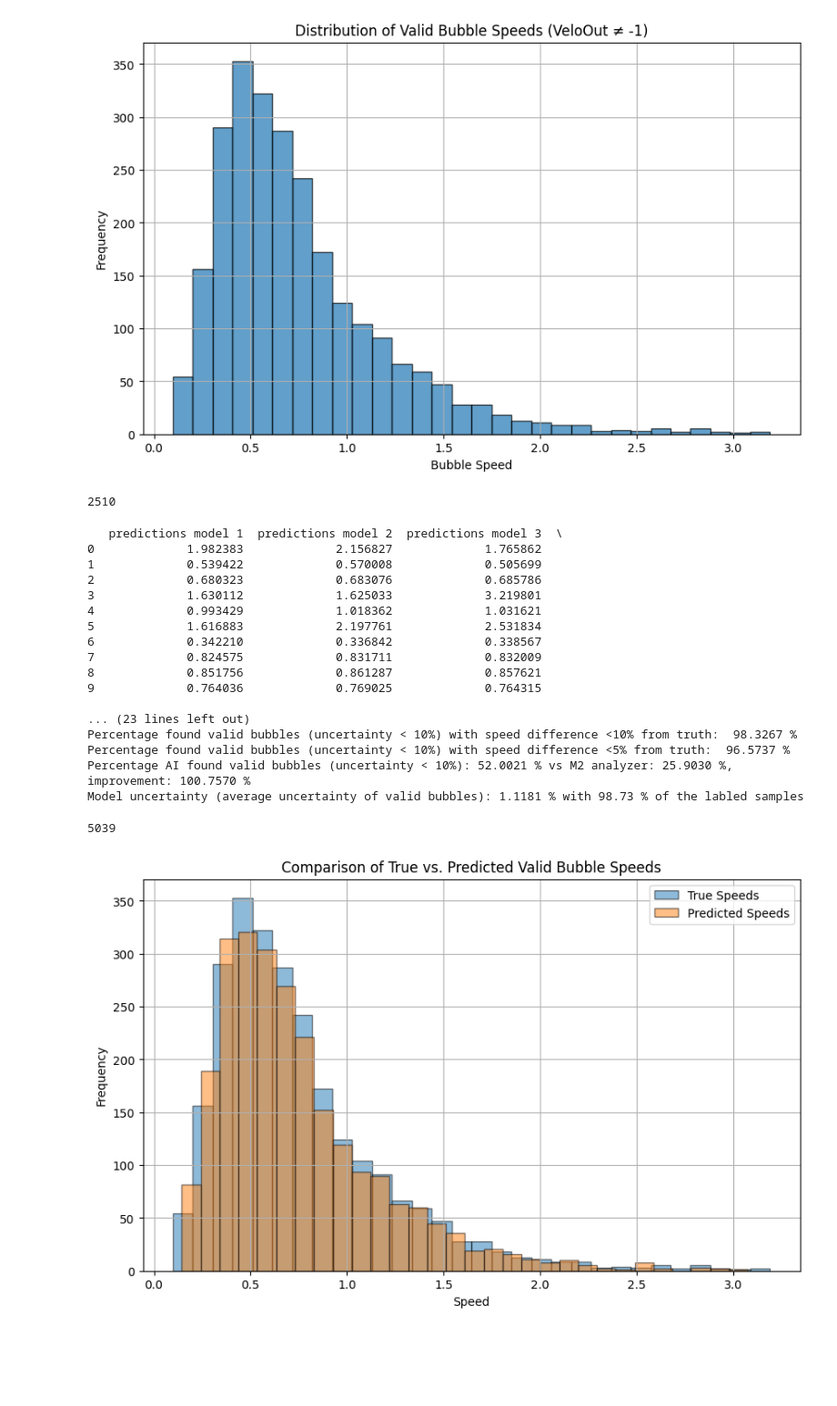
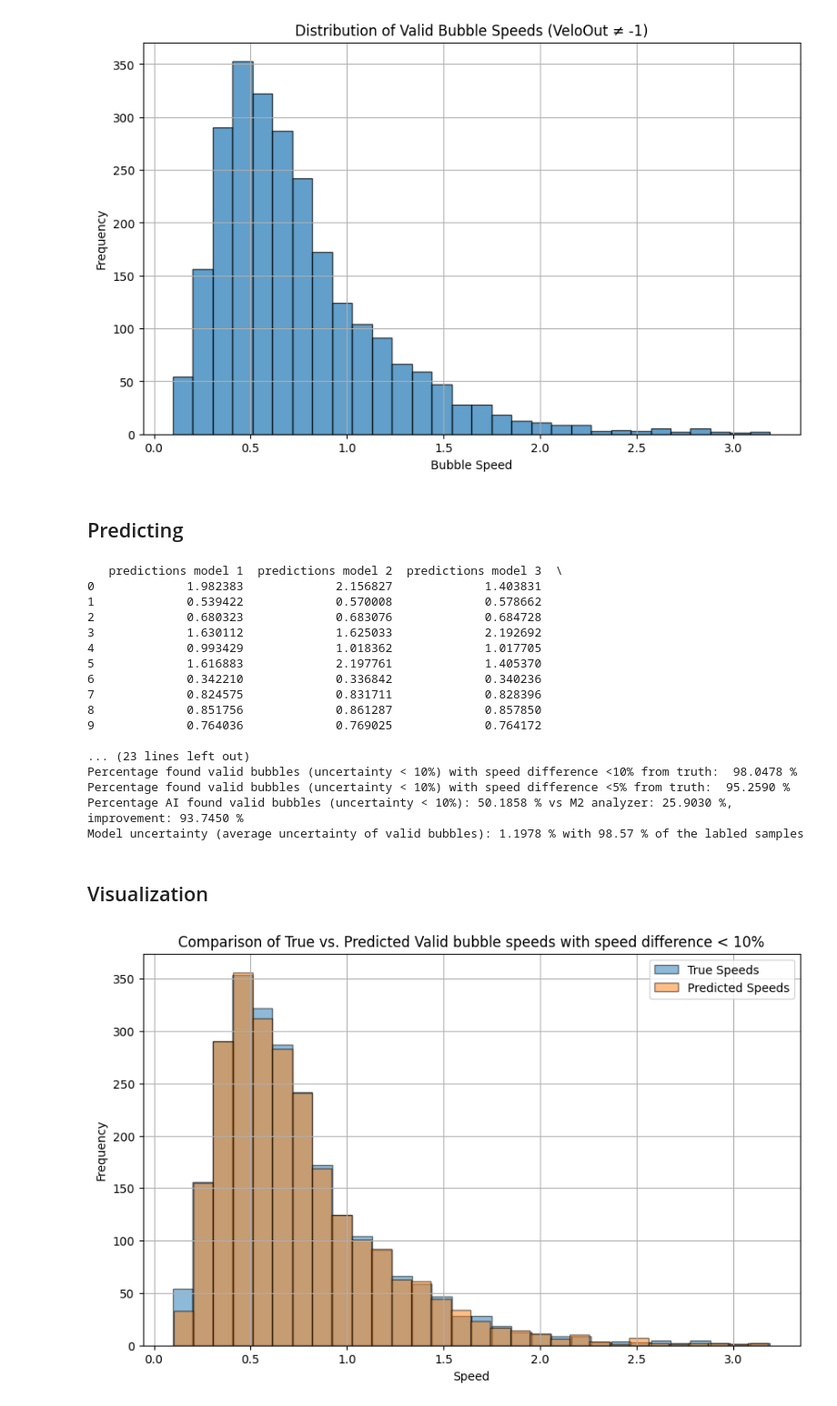
Before and after one commit to Cellular-Adventures/CapstoneAI-FiberProbe, a Jupyter notebook: new_main.ipynb, the cells around one changed output. Shown at 91% size. Saved outputs shown, nothing was run; the diff lists cells and outputs as text; code cells hidden in the pictures; blank space fills up the shorter version.

```diff
--- a/new_main.ipynb
+++ b/new_main.ipynb
@@ -41,7 +45,7 @@ gru2.load_state_dict(torch.load(path_to_output+"/models/gru28-5_2-20%3_is1_ns10_
 gru2.eval()
 
 lstm = LSTMModel(input_size=1, hidden_size=18, num_layers=2)
-lstm.load_state_dict(torch.load(path_to_output+"/models/lstm26-5_2-20%3_is1_ns18_nl2_lr0.001_ep150000_r20.998", map_location='cpu'))
+lstm.load_state_dict(torch.load(path_to_output+"/models/lstm3-6_2-20%3_is1_ns18_nl2_lr0.005_ep50000_r20.9972", map_location='cpu'))
 lstm.eval()
 
 cnn1 = CNNModel(input_channels=1, hidden_units=32, kernel_size=9, num_layers=7, input_length=600, output_size=1)
@@ -49,7 +53,7 @@ cnn1.load_state_dict(torch.load(path_to_output+"/models/cnn27-5_2-20%3_ic1_hu32_
 cnn1.eval()
 
 cnn2 = CNNModel(input_channels=1, hidden_units=64, kernel_size=15, num_layers=5, input_length=600, output_size=1)
-cnn2.load_state_dict(torch.load(path_to_output+"/models/cnn2-6_2-20%3_ic1_hu64_ks15_nl5_lr0.0015_ep15000_r20.9975", map_location='cpu'))
+cnn2.load_state_dict(torch.load(path_to_output+"/models/cnns-6_2-20%3_ic1_hu64_ks15_nl5_lr0.001_ep10000_r20.9983", map_location='cpu'))
 cnn2.eval()
 
 with open(path_to_output+'/scalers/feature_scaler2-20%3_600.pkl', 'rb') as f:
@@ -121,10 +119,8 @@ plt.grid(True)
 plt.show()
 # %% [output]
 [figure]
-# %%
-len(valid_speeds)
-# %% [output]
-2510
+# %% [markdown]
+## Predicting
 # %%
 X_array = np.vstack(df["VoltageOut"].to_numpy())  # shape: (samples, timesteps)
 X_scaled = feature_scaler.transform(X_array)      # apply your trained scaler
@@ -188,43 +184,39 @@ print(f'Percentage AI found valid bubbles (uncertainty < 10%): {valid_bubbles_ai
 print(f'Model uncertainty (average uncertainty of valid bubbles): {average_percentage_std:.4f} % with {len(filtered_outcome_df) / len(outcome_df_valid) * 100:.2f} % of the labled samples')
 # %% [output]
    predictions model 1  predictions model 2  predictions model 3  \
-0             1.982383             2.156827             1.765862
-1             0.539422             0.570008             0.505699
-2             0.680323             0.683076             0.685786
-3             1.630112             1.625033             3.219801
-4             0.993429             1.018362             1.031621
-5             1.616883             2.197761             2.531834
-6             0.342210             0.336842             0.338567
-7             0.824575             0.831711             0.832009
-8             0.851756             0.861287             0.857621
-9             0.764036             0.769025             0.764315
+0             1.982383             2.156827             1.403831
+1             0.539422             0.570008             0.578662
+2             0.680323             0.683076             0.684728
+3             1.630112             1.625033             2.192692
+4             0.993429             1.018362             1.017705
+5             1.616883             2.197761             1.405370
+6             0.342210             0.336842             0.340236
+7             0.824575             0.831711             0.828396
+8             0.851756             0.861287             0.857850
+9             0.764036             0.769025             0.764172
 
 ... (23 lines left out)
-Percentage found valid bubbles (uncertainty < 10%) with speed difference <10% from truth:  98.3267 %
-Percentage found valid bubbles (uncertainty < 10%) with speed difference <5% from truth:  96.5737 %
-Percentage AI found valid bubbles (uncertainty < 10%): 52.0021 % vs M2 analyzer: 25.9030 %, improvement: 100.7570 %
-Model uncertainty (average uncertainty of valid bubbles): 1.1181 % with 98.73 % of the labled samples
+Percentage found valid bubbles (uncertainty < 10%) with speed difference <10% from truth:  98.0478 %
+Percentage found valid bubbles (uncertainty < 10%) with speed difference <5% from truth:  95.2590 %
+Percentage AI found valid bubbles (uncertainty < 10%): 50.1858 % vs M2 analyzer: 25.9030 %, improvement: 93.7450 %
+Model uncertainty (average uncertainty of valid bubbles): 1.1978 % with 98.57 % of the labled samples
-# %%
-len(outcome_df[outcome_df['Standard deviation %'] < 10])
-# %% [output]
-5039
+# %% [markdown]
+## Visualization
 # %%
+# Visualization of True vs Predicted valid Bubbles with speed difference < 10%
 valid_df = df[df["VeloOut"] != -1]
-
-
-# Match index if necessary
 true_speeds = valid_df["VeloOut"]
 predicted_valid_speeds = valid_test_results_10["final prediction"]
-# Plot
+
 plt.figure(figsize=(10, 6))
 plt.hist(true_speeds, bins=30, alpha=0.5, label="True Speeds", edgecolor='black')
 plt.hist(predicted_valid_speeds, bins=30, alpha=0.5, label="Predicted Speeds", edgecolor='black')
-plt.title("Comparison of True vs. Predicted Valid Bubble Speeds")
+plt.title("Comparison of True vs. Predicted Valid bubble speeds with speed difference < 10%")
 plt.xlabel("Speed")
 plt.ylabel("Frequency")
 plt.legend()
 plt.grid(True)
 plt.show()
 # %% [output]
-[figure, old version]
+[figure, new version]
 # %%
```
Also changed, not shown: parts of 12 cells of this notebook, 3 other files.
